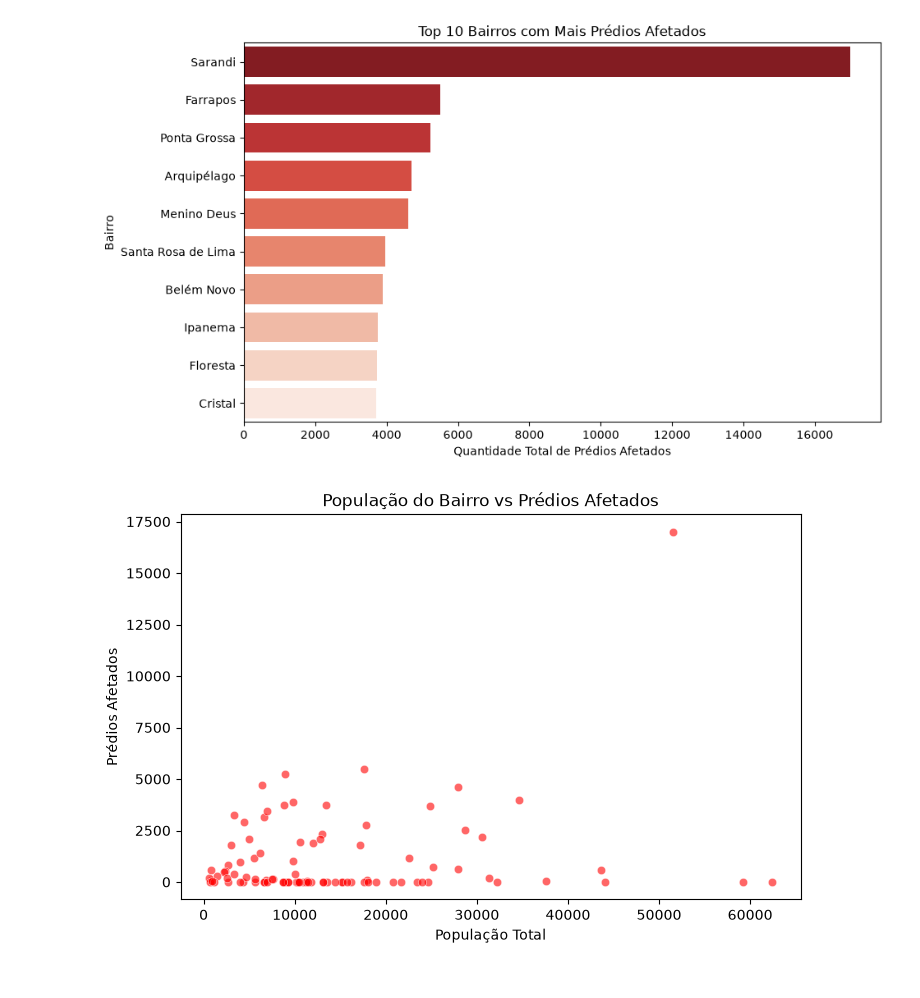
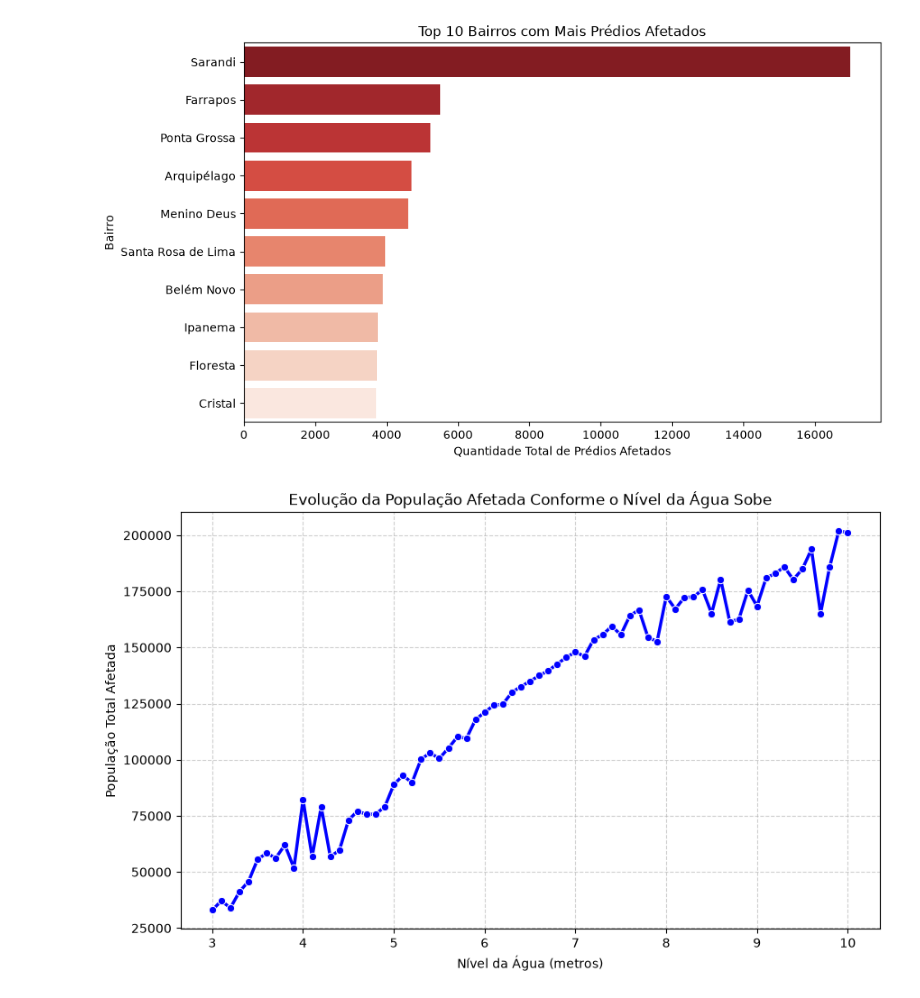
Before and after one commit to Giordano-Fraga/projeto-extensionista-cpa, a Jupyter notebook: notebooks/graphs_EDA_INCT.ipynb, the cells around one changed output. Cells and saved outputs as stored; diff of their text form; code cells hidden in the pictures.

```diff
--- a/notebooks/graphs_EDA_INCT.ipynb
+++ b/notebooks/graphs_EDA_INCT.ipynb
@@ -25,13 +25,34 @@ Passing `palette` without assigning `hue` is deprecated and will be removed in v
   sns.barplot(x=top_10.values, y=top_10.index, palette='Reds_r')
 [figure]
 # %%
-plt.figure(figsize=(8, 5))
+dados_por_nivel = {}
 
-sns.scatterplot(x=df['population'], y=serie_afetados, alpha=0.6, color='red')
+for dic in df['affected_population']:
+    if isinstance(dic, dict):
+        for nivel, qtd in dic.items():
+            dados_por_nivel[nivel] = dados_por_nivel.get(nivel, 0) + qtd
 
-plt.title("População do Bairro vs Prédios Afetados")
-plt.xlabel("População Total")
-plt.ylabel("Prédios Afetados")
+df_nivel_agua = pd.DataFrame(list(dados_por_nivel.items()), columns=['nivel_str', 'populacao_afetada'])
+
+df_nivel_agua['nivel_num'] = df_nivel_agua['nivel_str'].str.replace('_', '.').str.replace('m', '').astype(float)
+df_nivel_agua = df_nivel_agua.sort_values('nivel_num')
+
+plt.figure(figsize=(10, 6))
+
+sns.lineplot(
+    data=df_nivel_agua,
+    x='nivel_num',
+    y='populacao_afetada',
+    marker='o',
+    color='b',
+    linewidth=2.5
+)
+
+plt.title("Evolução da População Afetada Conforme o Nível da Água Sobe")
+plt.xlabel("Nível da Água (metros)")
+plt.ylabel("População Total Afetada")
+plt.grid(True, linestyle='--', alpha=0.6)
+
 plt.show()
 # %% [output]
-[figure, old version]
+[figure, new version]
```
